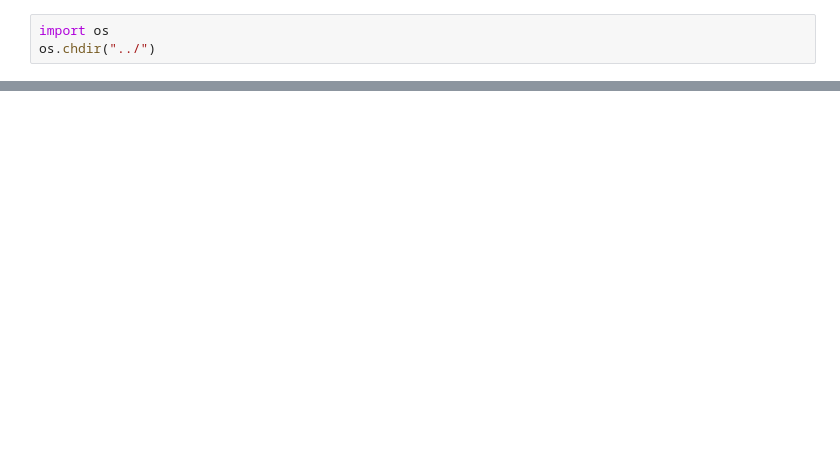
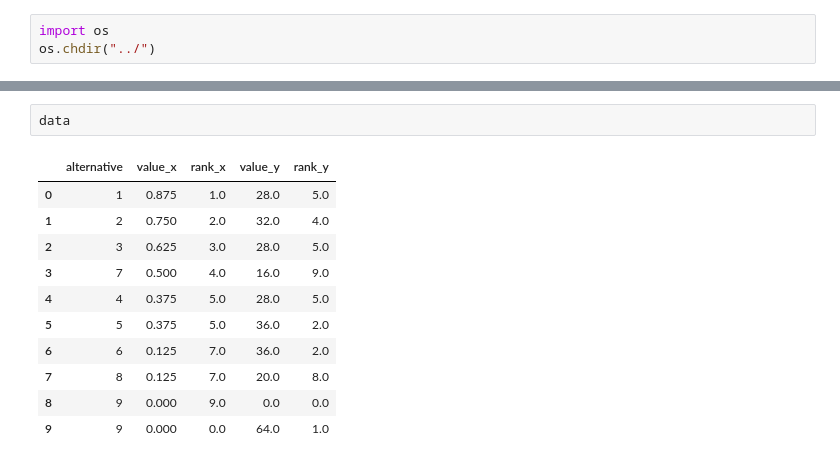
Before and after one commit to CenterForCollectiveLearning/comchoice, a Jupyter notebook: examples/Convert Preflib.ipynb, the cells around one changed output, grey strips where cells are left out. Cells and saved outputs as stored; diff of their text form; blank space fills up the shorter version.

```diff
--- a/examples/Convert Preflib.ipynb
+++ b/examples/Convert Preflib.ipynb
@@ -36,0 +84,14 @@ pav
+# %%
+data
+# %% [output]
+|  | alternative | value_x | rank_x | value_y | rank_y |
+| 0 | 1 | 0.875 | 1.0 | 28.0 | 5.0 |
+| 1 | 2 | 0.750 | 2.0 | 32.0 | 4.0 |
+| 2 | 3 | 0.625 | 3.0 | 28.0 | 5.0 |
+| 3 | 7 | 0.500 | 4.0 | 16.0 | 9.0 |
+| 4 | 4 | 0.375 | 5.0 | 28.0 | 5.0 |
+| 5 | 5 | 0.375 | 5.0 | 36.0 | 2.0 |
+| 6 | 6 | 0.125 | 7.0 | 36.0 | 2.0 |
+| 7 | 8 | 0.125 | 7.0 | 20.0 | 8.0 |
+| 8 | 9 | 0.000 | 9.0 | 0.0 | 0.0 |
+| 9 | 9 | 0.000 | 0.0 | 64.0 | 1.0 |
```
Also changed, not shown: parts of 14 cells of this notebook, 10 other files.
